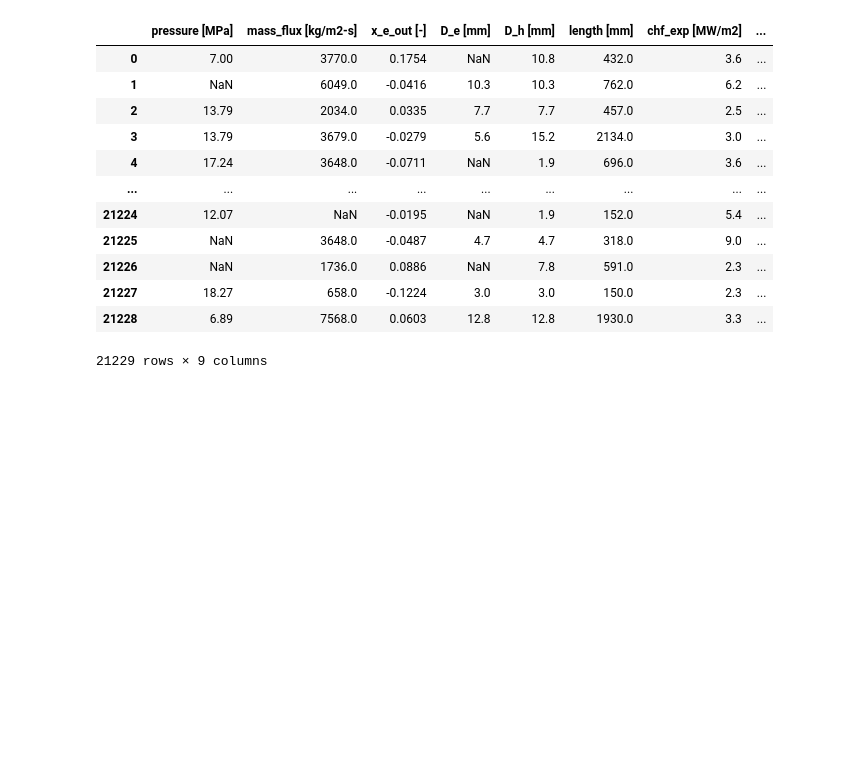
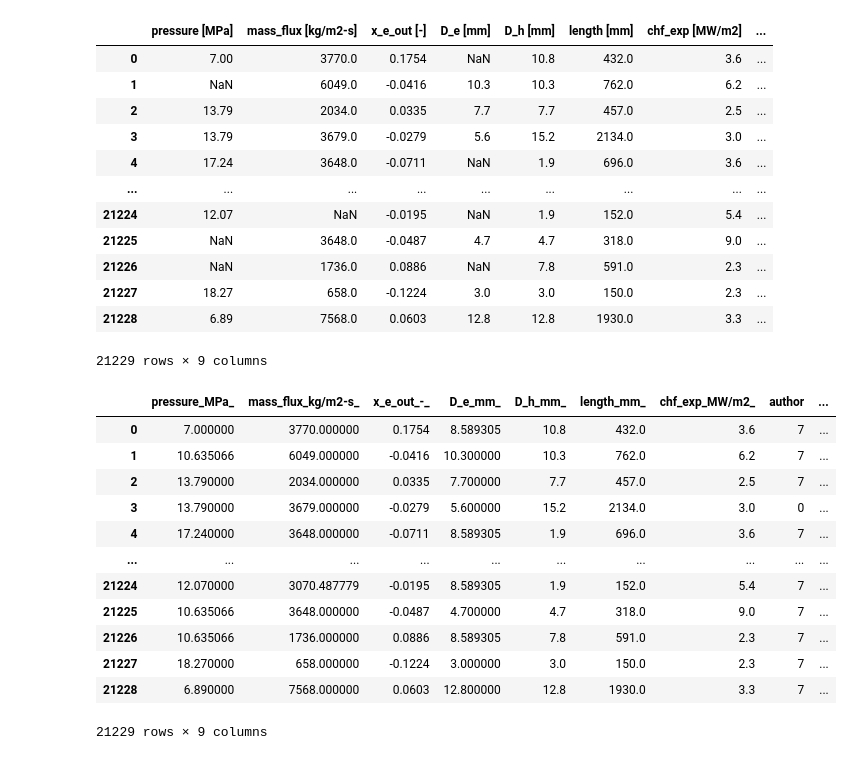
Before and after one commit to antoja97/ML_KAGGLE_1, a Jupyter notebook: notebooks/XGBoost.ipynb, the cells around one changed output. Cells and saved outputs as stored; diff of their text form; code cells hidden in the pictures; blank space fills up the shorter version.

```diff
--- a/notebooks/XGBoost.ipynb
+++ b/notebooks/XGBoost.ipynb
@@ -112,3 +112,20 @@ def preprocess_data(train, cat_cols, num_cols):
     processed_df.columns = [re.sub(r'[\[\]<>\s]+', '_', col) for col in processed_df.columns]
 
     return processed_df
+# %%
+processed_df=preprocess_data(train, cat_cols, num_cols)
+processed_df
+# %% [output]
+|  | pressure_MPa_ | mass_flux_kg/m2-s_ | x_e_out_-_ | D_e_mm_ | D_h_mm_ | length_mm_ | chf_exp_MW/m2_ | author | ... |
+| 0 | 7.000000 | 3770.000000 | 0.1754 | 8.589305 | 10.8 | 432.0 | 3.6 | 7 | ... |
+| 1 | 10.635066 | 6049.000000 | -0.0416 | 10.300000 | 10.3 | 762.0 | 6.2 | 7 | ... |
+| 2 | 13.790000 | 2034.000000 | 0.0335 | 7.700000 | 7.7 | 457.0 | 2.5 | 7 | ... |
+| 3 | 13.790000 | 3679.000000 | -0.0279 | 5.600000 | 15.2 | 2134.0 | 3.0 | 0 | ... |
+| 4 | 17.240000 | 3648.000000 | -0.0711 | 8.589305 | 1.9 | 696.0 | 3.6 | 7 | ... |
+| ... | ... | ... | ... | ... | ... | ... | ... | ... | ... |
+| 21224 | 12.070000 | 3070.487779 | -0.0195 | 8.589305 | 1.9 | 152.0 | 5.4 | 7 | ... |
+| 21225 | 10.635066 | 3648.000000 | -0.0487 | 4.700000 | 4.7 | 318.0 | 9.0 | 7 | ... |
+| 21226 | 10.635066 | 1736.000000 | 0.0886 | 8.589305 | 7.8 | 591.0 | 2.3 | 7 | ... |
+| 21227 | 18.270000 | 658.000000 | -0.1224 | 3.000000 | 3.0 | 150.0 | 2.3 | 7 | ... |
+| 21228 | 6.890000 | 7568.000000 | 0.0603 | 12.800000 | 12.8 | 1930.0 | 3.3 | 7 | ... |
+21229 rows × 9 columns
```
Also changed, not shown: parts of 3 cells of this notebook, 2 other files.
